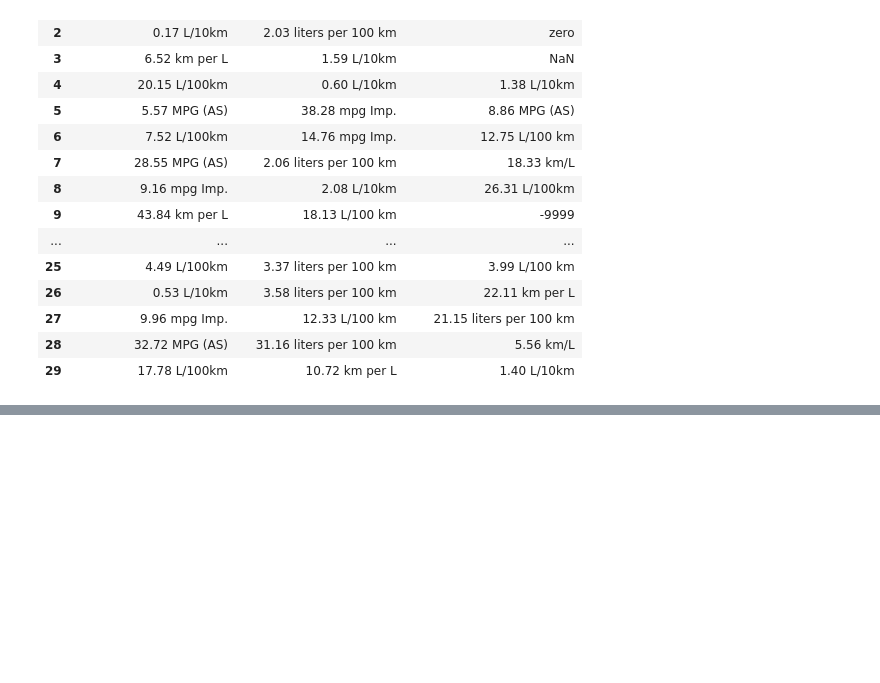
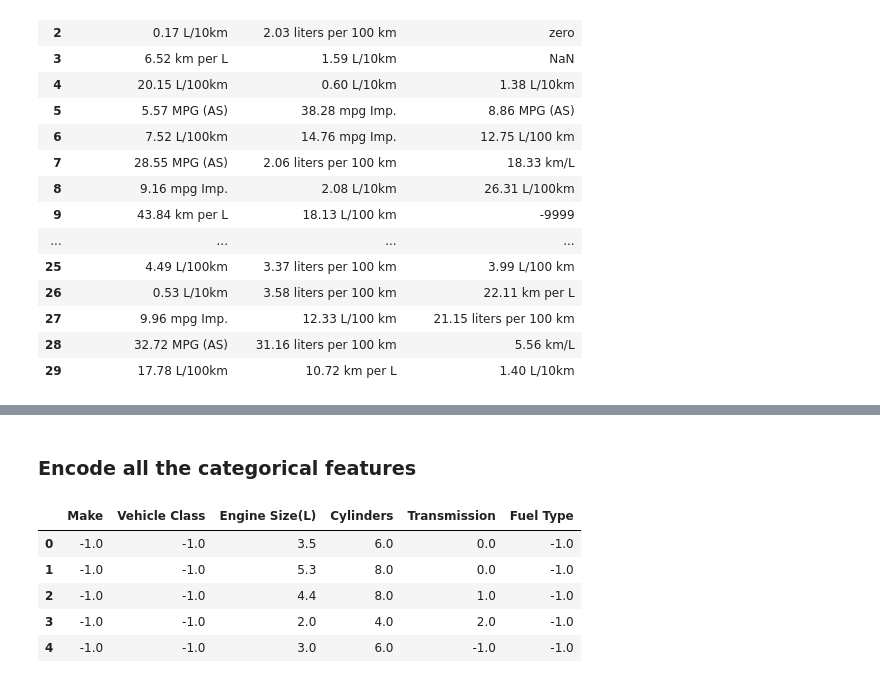
Before and after one commit to Three-Pandas/Data-Slayer, a Jupyter notebook: Cyrill Notebooks/Notebook1 Cyrill.ipynb, the cells around one changed output, grey strips where cells are left out. Saved outputs shown, nothing was run; the diff lists cells and outputs as text; code cells hidden in the pictures; blank space fills up the shorter version.

```diff
--- a/Cyrill Notebooks/Notebook1 Cyrill.ipynb
+++ b/Cyrill Notebooks/Notebook1 Cyrill.ipynb
@@ -136,0 +349,5 @@ def fuelX_reformat(input):
+# %%
+grouped = cat.groupby(['Cylinders', 'Engine Size(L)'])['Engine Size(L)'].count()
+max_es_per_cyl= grouped.groupby('Cylinders').idxmax()
+
+max_es_per_cyl
@@ -136,0 +423,46 @@ def fuelX_reformat(input):
+# %%
+#Create list of unique value of each categories
+
+unique_vclass = ['PICKUP TRUCK - STANDARD', 'SUBCOMPACT', 'SUV - SMALL',
+        'MINICOMPACT', 'COMPACT', 'FULL-SIZE', 'SUV - STANDARD', 'MINIVAN',
+        'STATION WAGON - SMALL', 'PICKUP TRUCK - SMALL',
+        'TWO-SEATER', 'STATION WAGON - MID-SIZE', 'MID-SIZE',
+        'SPECIAL PURPOSE VEHICLE', 'VAN - PASSENGER', 'VAN - CARGO']
+
+unique_make = ['FOLD', 'CHEVO', 'BMV', 'KIO', 'BARUSU', 'LECUS', 'GONDA',
+        'LAND CRAWLER', 'FOLKSWA', 'TOYOTI', 'JIPU', 'TOLVO', 'ASURA',
+        'NIRRAN', 'FIAR', 'DOGE', 'CADILUXE', 'MATSUDA', 'MITSU',
+        'RYUNDAI', 'LAMBOGI']
+
+unique_ftype = ['X', 'E', 'Z', 'D', 'N']
+
+unique_trans = ['A6', 'M6', 'AS6', 'AV7', 'AS8',
+        'A9', 'AV', 'AV8', 'M5', 'A8', 'AV6', 'AS10',
+        'AM7', 'A4', 'A5', 'AS7', 'AM6', 'AS5',
+        'na', 'AS9', '-1', 'AM9', 'AV10', 'AM8', 'M7',
+        'A10', 'A7']
+# %% [markdown]
+### Encode all the categorical features
+# %%
+def encode_categorical(input, list):
+    if input in list:
+        return float(list.index(input))
+    else:
+        return -1.0
+
+#test function
+# print(encode_categorical('unknown', unique_make))
+
+cat['Vehicle Class'] = cat['Vehicle Class'].apply(lambda x: encode_categorical(x, unique_vclass))
+cat['Fuel Type'] = cat['Fuel Type'].apply(lambda x: encode_categorical(x, unique_ftype))
+cat['Make'] = cat['Make'].apply(lambda x: encode_categorical(x, unique_make))
+cat['Transmission'] = cat['Transmission'].apply(lambda x: encode_categorical(x, unique_trans))
+
+cat.head()
+# %% [output]
+|  | Make | Vehicle Class | Engine Size(L) | Cylinders | Transmission | Fuel Type |
+| 0 | -1.0 | -1.0 | 3.5 | 6.0 | 0.0 | -1.0 |
+| 1 | -1.0 | -1.0 | 5.3 | 8.0 | 0.0 | -1.0 |
+| 2 | -1.0 | -1.0 | 4.4 | 8.0 | 1.0 | -1.0 |
+| 3 | -1.0 | -1.0 | 2.0 | 4.0 | 2.0 | -1.0 |
+| 4 | -1.0 | -1.0 | 3.0 | 6.0 | -1.0 | -1.0 |
```
Also changed, not shown: parts of 38 cells of this notebook.
